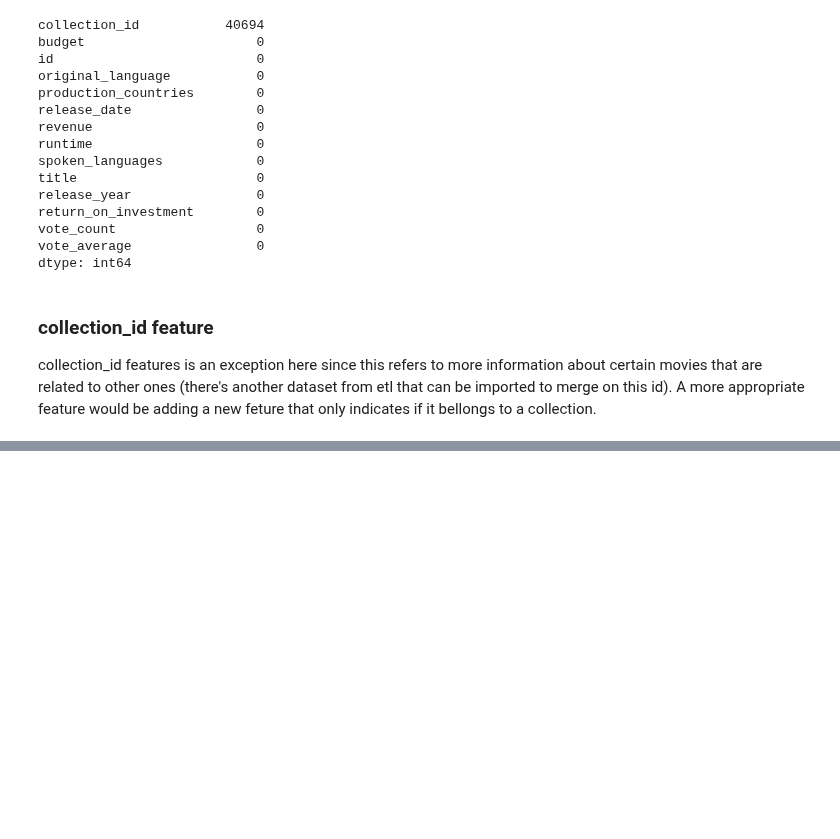
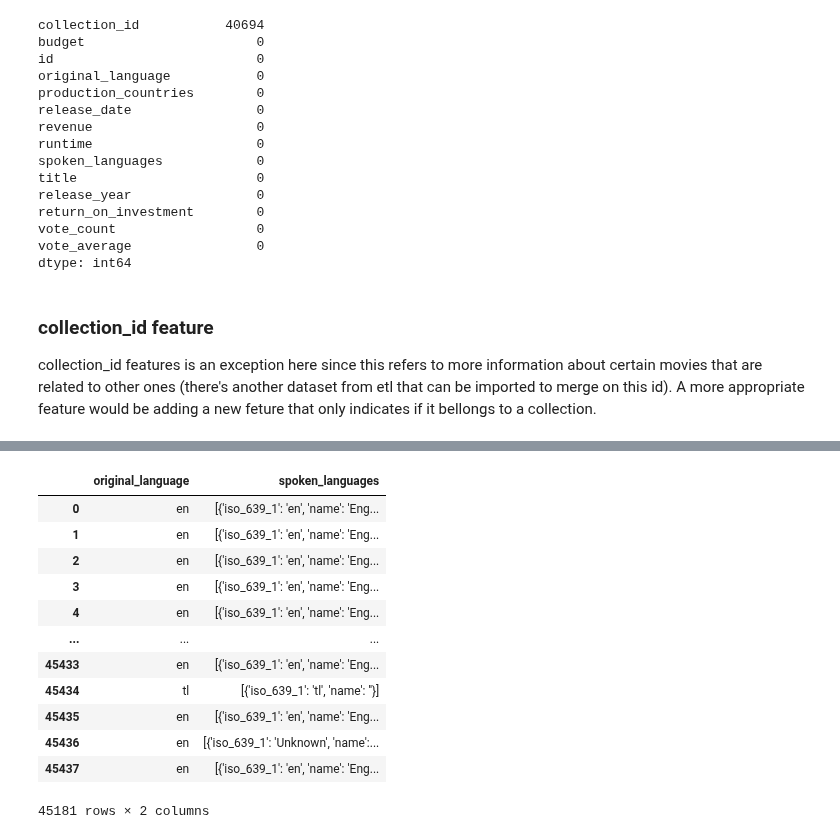
Before and after one commit to someonefrom93/PI_JUL, a Jupyter notebook: eda.ipynb, the cells around one changed output, grey strips where cells are left out. Cells and saved outputs as stored; diff of their text form; code cells hidden in the pictures; blank space fills up the shorter version.

```diff
--- a/eda.ipynb
+++ b/eda.ipynb
@@ -87 +123,17 @@ collection_id features is an exception here since this refers to more informatio
+# %%
+movies_df[["original_language", "spoken_languages"]]
+# %% [output]
+|  | original_language | spoken_languages |
+| 0 | en | [{'iso_639_1': 'en', 'name': 'Eng... |
+| 1 | en | [{'iso_639_1': 'en', 'name': 'Eng... |
+| 2 | en | [{'iso_639_1': 'en', 'name': 'Eng... |
+| 3 | en | [{'iso_639_1': 'en', 'name': 'Eng... |
+| 4 | en | [{'iso_639_1': 'en', 'name': 'Eng... |
+| ... | ... | ... |
+| 45433 | en | [{'iso_639_1': 'en', 'name': 'Eng... |
+| 45434 | tl | [{'iso_639_1': 'tl', 'name': ''}] |
+| 45435 | en | [{'iso_639_1': 'en', 'name': 'Eng... |
+| 45436 | en | [{'iso_639_1': 'Unknown', 'name':... |
+| 45437 | en | [{'iso_639_1': 'en', 'name': 'Eng... |
+45181 rows × 2 columns
 # %%
```
Also changed, not shown: parts of 22 cells of this notebook.
